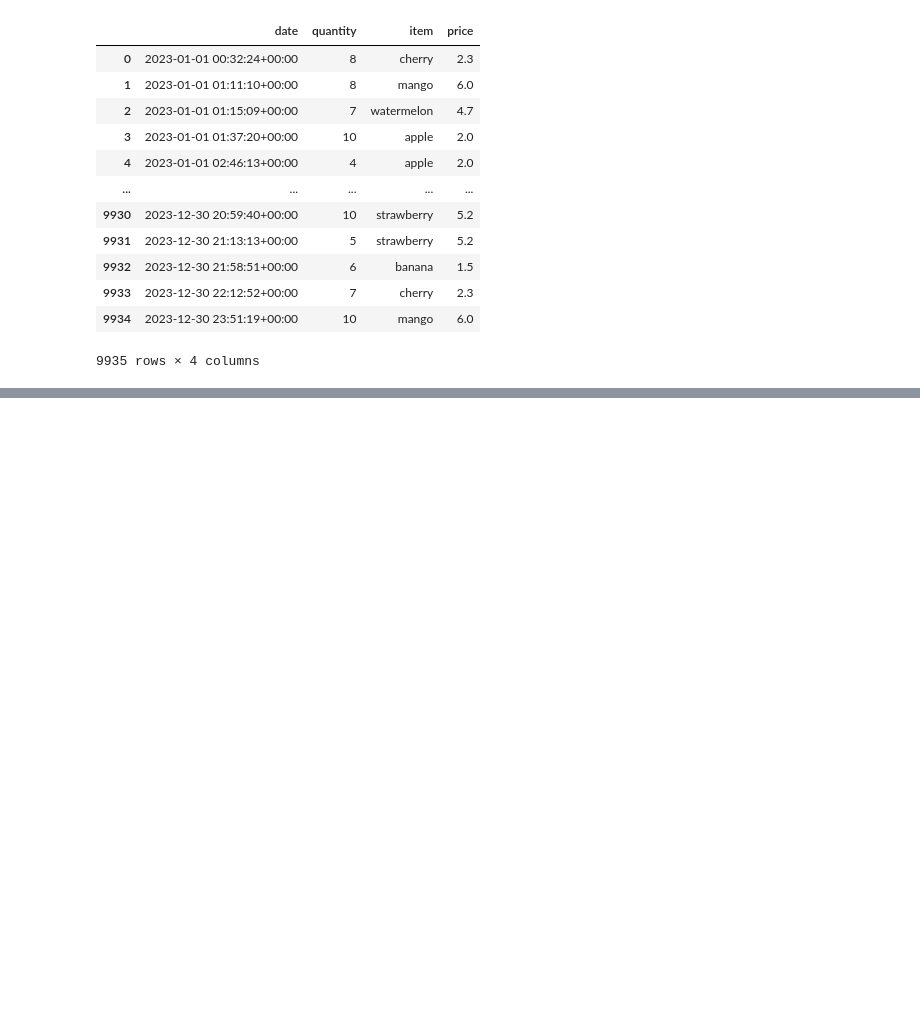
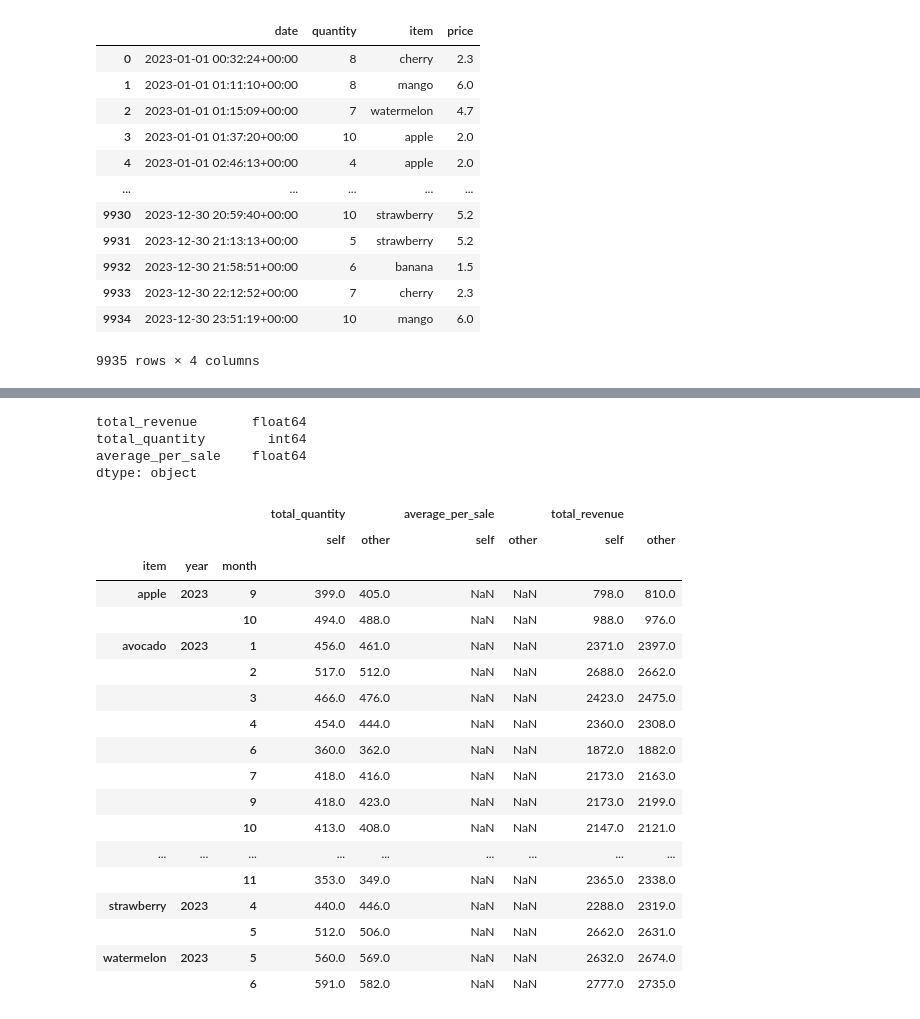
Before and after one commit to FernandoAFS/fruit-store, a Jupyter notebook: data-lab/report_check.ipynb, the cells around one changed output, grey strips where cells are left out. Cells and saved outputs as stored; diff of their text form; code cells hidden in the pictures; blank space fills up the shorter version.

```diff
--- a/data-lab/report_check.ipynb
+++ b/data-lab/report_check.ipynb
@@ -74,0 +122,7 @@ df.pipe(per_item_agg)
+# %%
+@ft.cache
+def load_report():
+    with open(REPORT_RESULT_JSON_INPUT) as f:
+        return json.load(f)
+
+load_report()
@@ -74,0 +147,23 @@ df.pipe(per_item_agg)
+# %%
+def agg_report(d):
+    keys = ["total_quantity", "average_per_sale", "total_revenue"]
+    def sel_agg_json(j):
+        return { k: j[k] for k in keys }
+
+    j_reports = d.values()
+    j_agg_reports = map(sel_agg_json, j_reports)
+    return dict(zip(d.keys(), j_agg_reports))
+
+def agg_report_df(agg_report):
+    return (
+        pd.DataFrame.from_dict(agg_report, orient="index")
+        .astype({
+            "total_quantity": "int",
+            "average_per_sale":	"int",
+            "total_revenue": "int",
+        })
+        .sort_index()
+    )
+
+result_agg = agg_report_df(agg_report(load_report()))
+result_agg
@@ -74,0 +255,42 @@ df.pipe(per_item_agg)
+# %%
+per_item_month_agg.dtypes
+# %% [output]
+total_revenue       float64
+total_quantity        int64
+average_per_sale    float64
+dtype: object
+# %%
+def compare_months_report(result, calc):
+    _calc = (
+        calc
+        .astype("int")
+        .reindex(columns=result.columns)
+    )
+
+    return (
+        result
+        .compare(_calc)
+        .loc[lambda df_: ~df_.isna().all(axis=1)]
+    )
+
+compare_months_report(month_result_agg, per_item_month_agg)
+# %% [output]
+|  |  |  | total_quantity |  | average_per_sale |  | total_revenue |  |
+|  |  |  | self | other | self | other | self | other |
+| item | year | month |  |  |  |  |  |  |
+| apple | 2023 | 9 | 399.0 | 405.0 | NaN | NaN | 798.0 | 810.0 |
+|  |  | 10 | 494.0 | 488.0 | NaN | NaN | 988.0 | 976.0 |
+| avocado | 2023 | 1 | 456.0 | 461.0 | NaN | NaN | 2371.0 | 2397.0 |
+|  |  | 2 | 517.0 | 512.0 | NaN | NaN | 2688.0 | 2662.0 |
+|  |  | 3 | 466.0 | 476.0 | NaN | NaN | 2423.0 | 2475.0 |
+|  |  | 4 | 454.0 | 444.0 | NaN | NaN | 2360.0 | 2308.0 |
+|  |  | 6 | 360.0 | 362.0 | NaN | NaN | 1872.0 | 1882.0 |
+|  |  | 7 | 418.0 | 416.0 | NaN | NaN | 2173.0 | 2163.0 |
+|  |  | 9 | 418.0 | 423.0 | NaN | NaN | 2173.0 | 2199.0 |
+|  |  | 10 | 413.0 | 408.0 | NaN | NaN | 2147.0 | 2121.0 |
+| ... | ... | ... | ... | ... | ... | ... | ... | ... |
+|  |  | 11 | 353.0 | 349.0 | NaN | NaN | 2365.0 | 2338.0 |
+| strawberry | 2023 | 4 | 440.0 | 446.0 | NaN | NaN | 2288.0 | 2319.0 |
+|  |  | 5 | 512.0 | 506.0 | NaN | NaN | 2662.0 | 2631.0 |
+| watermelon | 2023 | 5 | 560.0 | 569.0 | NaN | NaN | 2632.0 | 2674.0 |
+|  |  | 6 | 591.0 | 582.0 | NaN | NaN | 2777.0 | 2735.0 |
```
Also changed, not shown: parts of 18 cells of this notebook.
